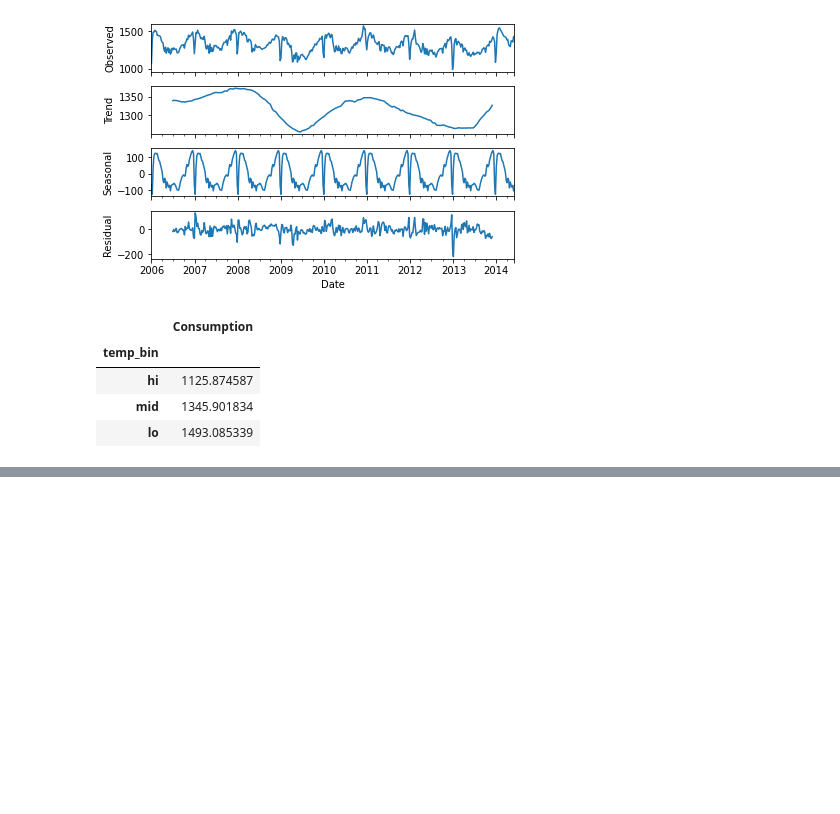
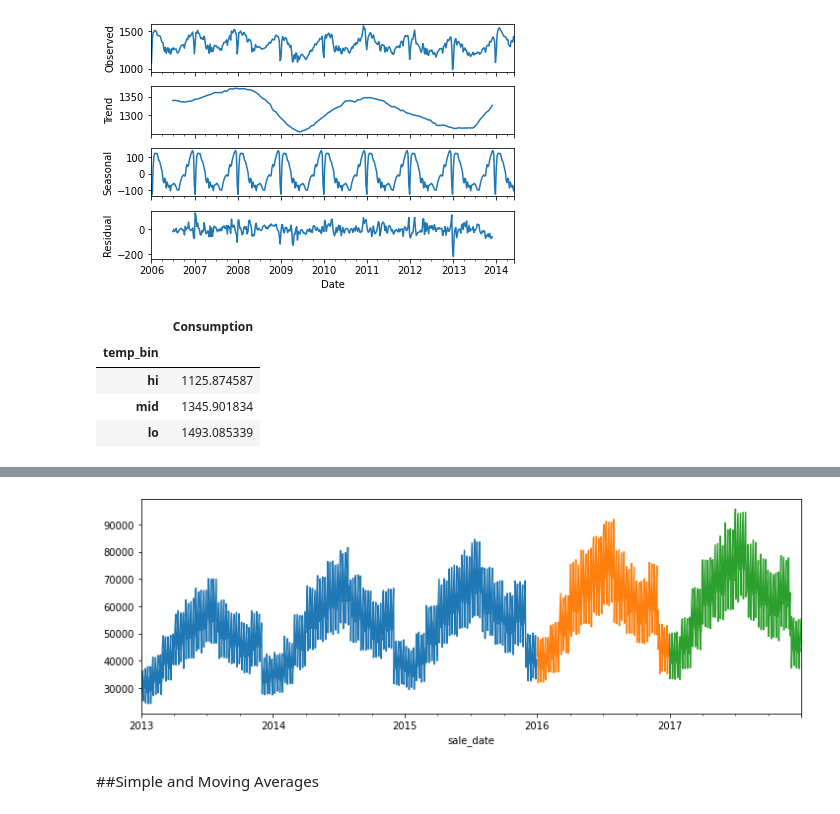
Before and after one commit to konstanzer/time-series, a Jupyter notebook: time_series.ipynb, the cells around one changed output, grey strips where cells are left out. Cells and saved outputs as stored; diff of their text form; code cells hidden in the pictures; blank space fills up the shorter version.

Commit message:
datetime

```diff
--- a/time_series.ipynb
+++ b/time_series.ipynb
@@ -667,0 +687,13 @@ plt.show()
+# %%
+#there was a problem saving datetime index
+#this cell runs for 1 minute
+df = pd.read_csv(PATH + 'codeup_sales')
+
+df['sale_date'] = pd.to_datetime(df.sale_date)
+df.set_index('sale_date', inplace=True)
+
+df['price'] = df.item_price * df.sale_amount
+# %%
+df = df[['price', 'sale_amount']]
+df = df.rename(columns={'sale_amount':'quantity'})
+df.head()
@@ -667,0 +708,12 @@ plt.show()
+# %%
+train, val, test = df[df.index.year<2016], df[df.index.year==2016], df[df.index.year==2017]
+
+train, val, test = train.resample('D').sum(), val.resample('D').sum(), test.resample('D').sum()
+# %%
+train.price.plot(figsize=(12,4))
+val.price.plot(figsize=(12,4))
+test.price.plot(figsize=(12,4));
+# %% [output]
+[figure, added]
+# %% [markdown]
+##Simple and Moving Averages
```
Also changed, not shown: parts of 25 cells of this notebook.
